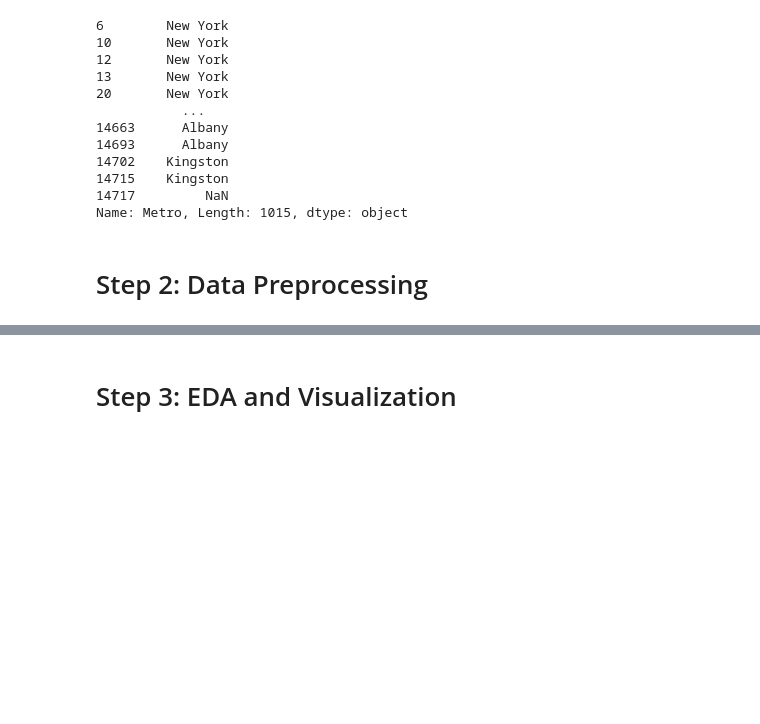
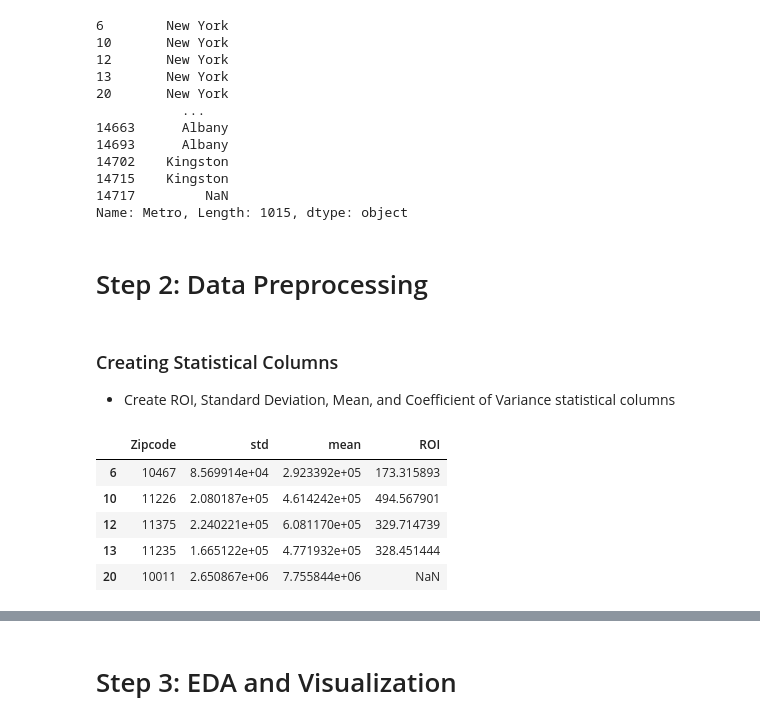
Before and after one commit to MellissaValle/Zillow_Real_Estate_Time_Series_analysis, a Jupyter notebook: Mellissa/ZillowMellissa.ipynb, the cells around one changed output, grey strips where cells are left out. Saved outputs shown, nothing was run; the diff lists cells and outputs as text; code cells hidden in the pictures; blank space fills up the shorter version.

```diff
--- a/Mellissa/ZillowMellissa.ipynb
+++ b/Mellissa/ZillowMellissa.ipynb
@@ -29,8 +29,8 @@ import warnings
 warnings.filterwarnings('ignore')
 # %%
 # import data
-raw_df = pd.read_csv('zillow_data.csv')
-raw_df
+df = pd.read_csv('Data/zillow_data.csv')
+df
 # %% [output]
 |  | RegionID | RegionName | City | State | Metro | CountyName | SizeRank | 1996-04 | 1996-05 | 1996-06 | ... |
 | 0 | 84654 | 60657 | Chicago | IL | Chicago | Cook | 1 | 334200.0 | 335400.0 | 336500.0 | ... |
@@ -53,9 +50,9 @@ raw_df
 # %% [markdown]
 # Step 1: Load the Data/Filtering for Chosen Zipcodes
 # %%
-# Cleaning data
+# Renaming columns
 
-raw_df.rename(columns={'RegionName': 'Zipcode',
+df.rename(columns={'RegionName': 'Zipcode',
                        'CountyName':'County'},
               inplace=True)
 # %%
@@ -91,8 +82,8 @@ Name: State, dtype: int64
 ## Ask Aidan CA NY or TX
 - I want NY
 # %%
-raw_df = raw_df[raw_df['State']=='NY']
-raw_df.isna().sum()
+df = df[df['State']=='NY']
+df.isna().sum()
 # %% [output]
 RegionID     0
 Zipcode      0
@@ -137,0 +127,4 @@ Name: Metro, Length: 1015, dtype: object
+# %% [markdown]
+### Creating Statistical Columns
+
+- Create ROI, Standard Deviation, Mean, and Coefficient of Variance statistical columns
@@ -137,0 +140,9 @@ Name: Metro, Length: 1015, dtype: object
+# %%
+df[['Zipcode','std','mean','ROI']].head()
+# %% [output]
+|  | Zipcode | std | mean | ROI |
+| 6 | 10467 | 8.569914e+04 | 2.923392e+05 | 173.315893 |
+| 10 | 11226 | 2.080187e+05 | 4.614242e+05 | 494.567901 |
+| 12 | 11375 | 2.240221e+05 | 6.081170e+05 | 329.714739 |
+| 13 | 11235 | 1.665122e+05 | 4.771932e+05 | 328.451444 |
+| 20 | 10011 | 2.650867e+06 | 7.755844e+06 | NaN |
```
Also changed, not shown: parts of 21 cells of this notebook, 2 other files.
